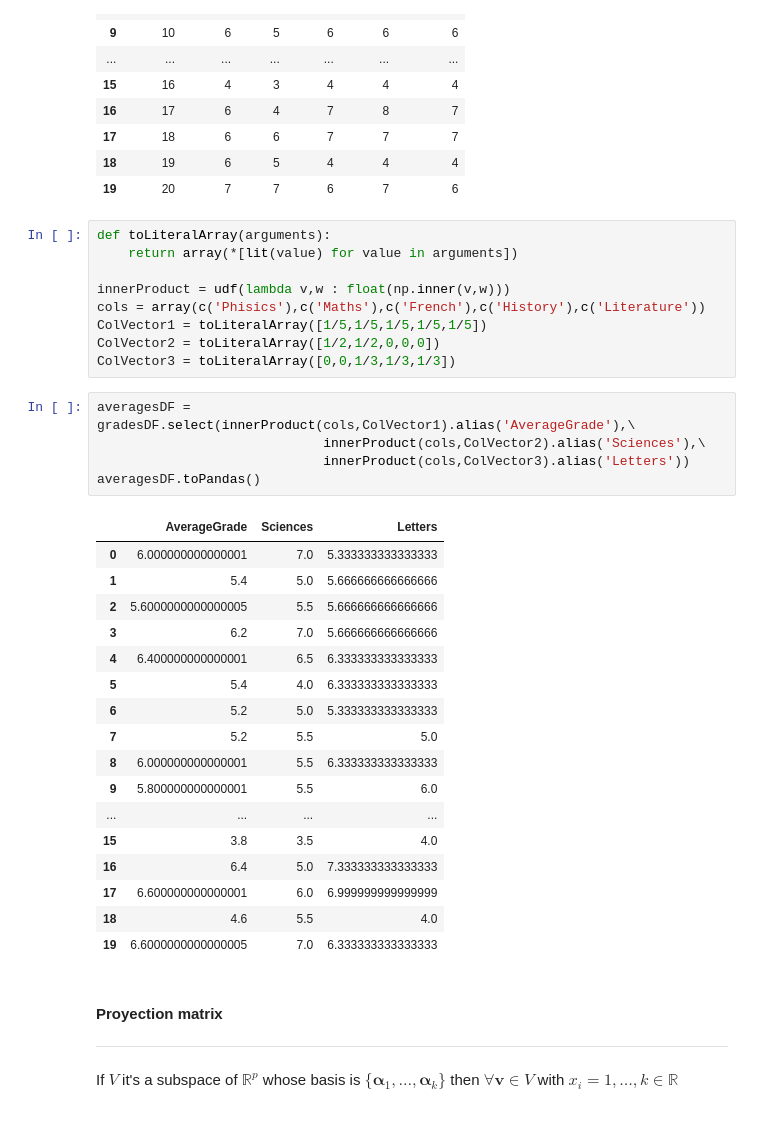
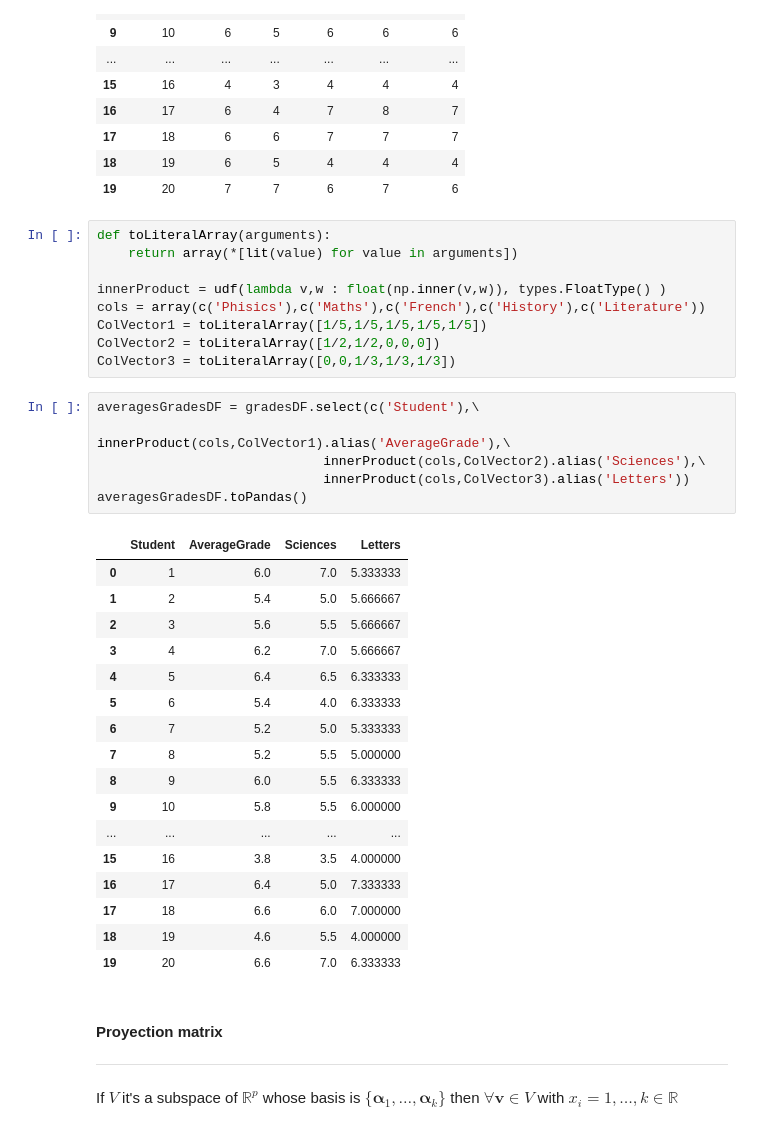
Before and after one commit to ErickEduardoAH/AnalisisMultivariado, a Jupyter notebook: 1 - Multivariate Data Sets/1.2 - Linear transformations.ipynb, the cells around one changed output. Saved outputs shown, nothing was run; the diff lists cells and outputs as text.

```diff
--- a/1 - Multivariate Data Sets/1.2 - Linear transformations.ipynb
+++ b/1 - Multivariate Data Sets/1.2 - Linear transformations.ipynb
@@ -99,34 +100,35 @@ gradesDF.toPandas()
 def toLiteralArray(arguments):
     return array(*[lit(value) for value in arguments])
 
-innerProduct = udf(lambda v,w : float(np.inner(v,w)))
+innerProduct = udf(lambda v,w : float(np.inner(v,w)), types.FloatType() )
 cols = array(c('Phisics'),c('Maths'),c('French'),c('History'),c('Literature'))
 ColVector1 = toLiteralArray([1/5,1/5,1/5,1/5,1/5])
 ColVector2 = toLiteralArray([1/2,1/2,0,0,0])
 ColVector3 = toLiteralArray([0,0,1/3,1/3,1/3])
 # %%
-averagesDF = gradesDF.select(innerProduct(cols,ColVector1).alias('AverageGrade'),\
+averagesGradesDF = gradesDF.select(c('Student'),\
+                             innerProduct(cols,ColVector1).alias('AverageGrade'),\
                              innerProduct(cols,ColVector2).alias('Sciences'),\
                              innerProduct(cols,ColVector3).alias('Letters'))
-averagesDF.toPandas()
+averagesGradesDF.toPandas()
 # %% [output]
-|  | AverageGrade | Sciences | Letters |
-| 0 | 6.000000000000001 | 7.0 | 5.333333333333333 |
-| 1 | 5.4 | 5.0 | 5.666666666666666 |
-| 2 | 5.6000000000000005 | 5.5 | 5.666666666666666 |
-| 3 | 6.2 | 7.0 | 5.666666666666666 |
-| 4 | 6.400000000000001 | 6.5 | 6.333333333333333 |
-| 5 | 5.4 | 4.0 | 6.333333333333333 |
-| 6 | 5.2 | 5.0 | 5.333333333333333 |
-| 7 | 5.2 | 5.5 | 5.0 |
-| 8 | 6.000000000000001 | 5.5 | 6.333333333333333 |
-| 9 | 5.800000000000001 | 5.5 | 6.0 |
-| ... | ... | ... | ... |
-| 15 | 3.8 | 3.5 | 4.0 |
-| 16 | 6.4 | 5.0 | 7.333333333333333 |
-| 17 | 6.600000000000001 | 6.0 | 6.999999999999999 |
-| 18 | 4.6 | 5.5 | 4.0 |
-| 19 | 6.6000000000000005 | 7.0 | 6.333333333333333 |
+|  | Student | AverageGrade | Sciences | Letters |
+| 0 | 1 | 6.0 | 7.0 | 5.333333 |
+| 1 | 2 | 5.4 | 5.0 | 5.666667 |
+| 2 | 3 | 5.6 | 5.5 | 5.666667 |
+| 3 | 4 | 6.2 | 7.0 | 5.666667 |
+| 4 | 5 | 6.4 | 6.5 | 6.333333 |
+| 5 | 6 | 5.4 | 4.0 | 6.333333 |
+| 6 | 7 | 5.2 | 5.0 | 5.333333 |
+| 7 | 8 | 5.2 | 5.5 | 5.000000 |
+| 8 | 9 | 6.0 | 5.5 | 6.333333 |
+| 9 | 10 | 5.8 | 5.5 | 6.000000 |
+| ... | ... | ... | ... | ... |
+| 15 | 16 | 3.8 | 3.5 | 4.000000 |
+| 16 | 17 | 6.4 | 5.0 | 7.333333 |
+| 17 | 18 | 6.6 | 6.0 | 7.000000 |
+| 18 | 19 | 4.6 | 5.5 | 4.000000 |
+| 19 | 20 | 6.6 | 7.0 | 6.333333 |
 # %% [markdown]
 #### Proyection matrix
 ---
```
Also changed, not shown: parts of 8 cells of this notebook.
